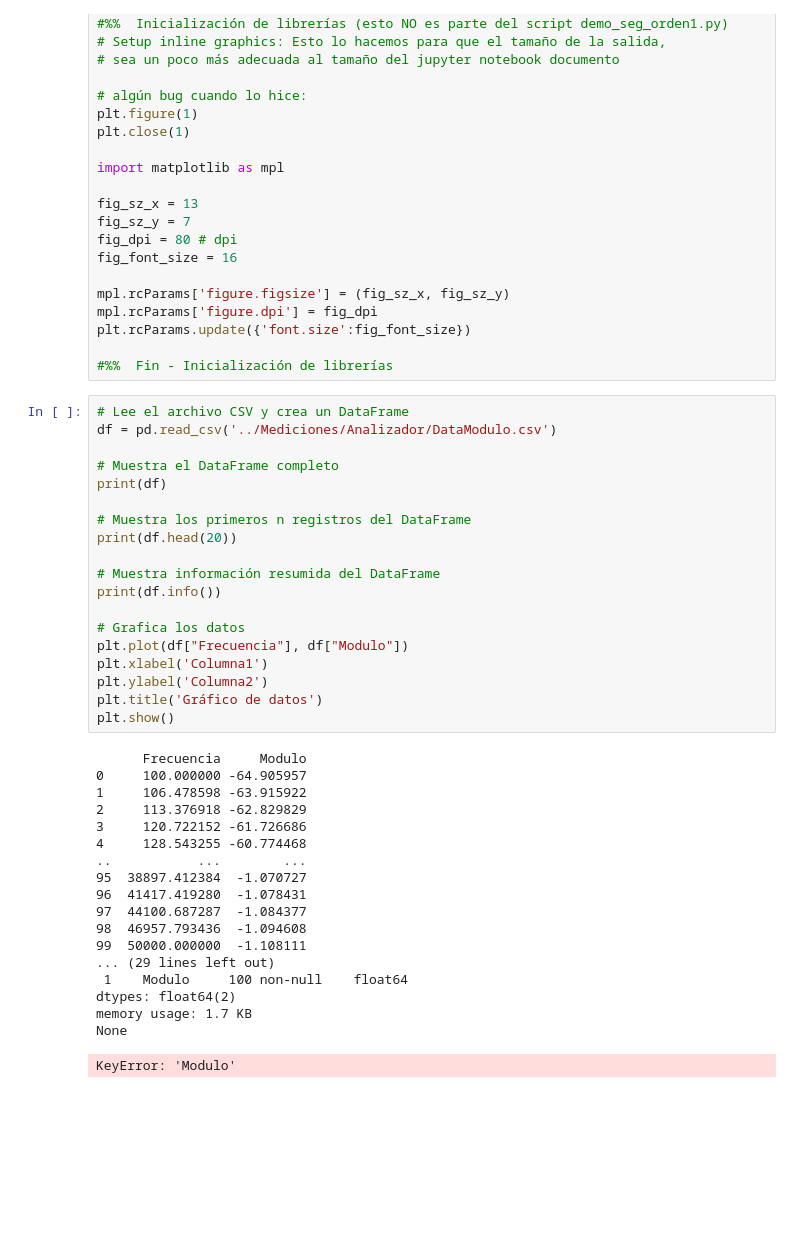
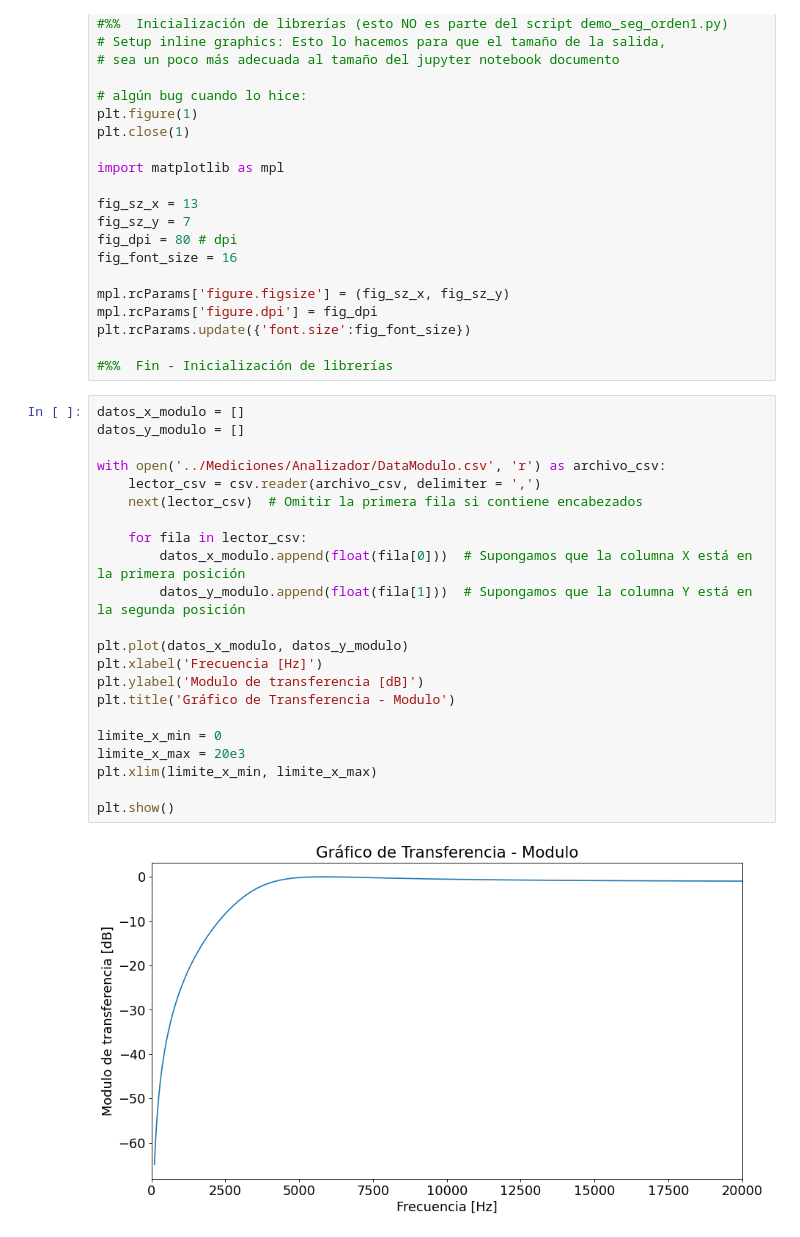
Before and after one commit to tomasalbanesi/TC2, a Jupyter notebook: Laboratarios/TP_Laboratorio_1/Notebooks/TPLab1_Albanesi_ProcesamientoCurvasMedicionAnalizador.ipynb, the cells around one changed output. Drawn from its saved outputs; the diff is of its cells as text; blank space fills up the shorter version.

```diff
--- a/Laboratarios/TP_Laboratorio_1/Notebooks/TPLab1_Albanesi_ProcesamientoCurvasMedicionAnalizador.ipynb
+++ b/Laboratarios/TP_Laboratorio_1/Notebooks/TPLab1_Albanesi_ProcesamientoCurvasMedicionAnalizador.ipynb
@@ -33,40 +37,26 @@ plt.rcParams.update({'font.size':fig_font_size})
 
 #%%  Fin - Inicialización de librerías
 # %%
-# Lee el archivo CSV y crea un DataFrame
-df = pd.read_csv('../Mediciones/Analizador/DataModulo.csv')
+datos_x_modulo = []
+datos_y_modulo = []
 
-# Muestra el DataFrame completo
-print(df)
+with open('../Mediciones/Analizador/DataModulo.csv', 'r') as archivo_csv:
+    lector_csv = csv.reader(archivo_csv, delimiter = ',')
+    next(lector_csv)  # Omitir la primera fila si contiene encabezados
 
-# Muestra los primeros n registros del DataFrame
-print(df.head(20))
+    for fila in lector_csv:
+        datos_x_modulo.append(float(fila[0]))  # Supongamos que la columna X está en la primera posición
+        datos_y_modulo.append(float(fila[1]))  # Supongamos que la columna Y está en la segunda posición
 
-# Muestra información resumida del DataFrame
-print(df.info())
+plt.plot(datos_x_modulo, datos_y_modulo)
+plt.xlabel('Frecuencia [Hz]')
+plt.ylabel('Modulo de transferencia [dB]')
+plt.title('Gráfico de Transferencia - Modulo')
 
-# Grafica los datos
-plt.plot(df["Frecuencia"], df["Modulo"])
-plt.xlabel('Columna1')
-plt.ylabel('Columna2')
-plt.title('Gráfico de datos')
+limite_x_min = 0
+limite_x_max = 20e3
+plt.xlim(limite_x_min, limite_x_max)
+
 plt.show()
 # %% [output]
-      Frecuencia     Modulo
-0     100.000000 -64.905957
-1     106.478598 -63.915922
-2     113.376918 -62.829829
-3     120.722152 -61.726686
-4     128.543255 -60.774468
-..           ...        ...
-95  38897.412384  -1.070727
-96  41417.419280  -1.078431
-97  44100.687287  -1.084377
-98  46957.793436  -1.094608
-99  50000.000000  -1.108111
-... (29 lines left out)
- 1    Modulo     100 non-null    float64
-dtypes: float64(2)
-memory usage: 1.7 KB
-None
-KeyError: 'Modulo'
+[figure, added]
```
Also changed, not shown: parts of 3 cells of this notebook, 26 other files.
